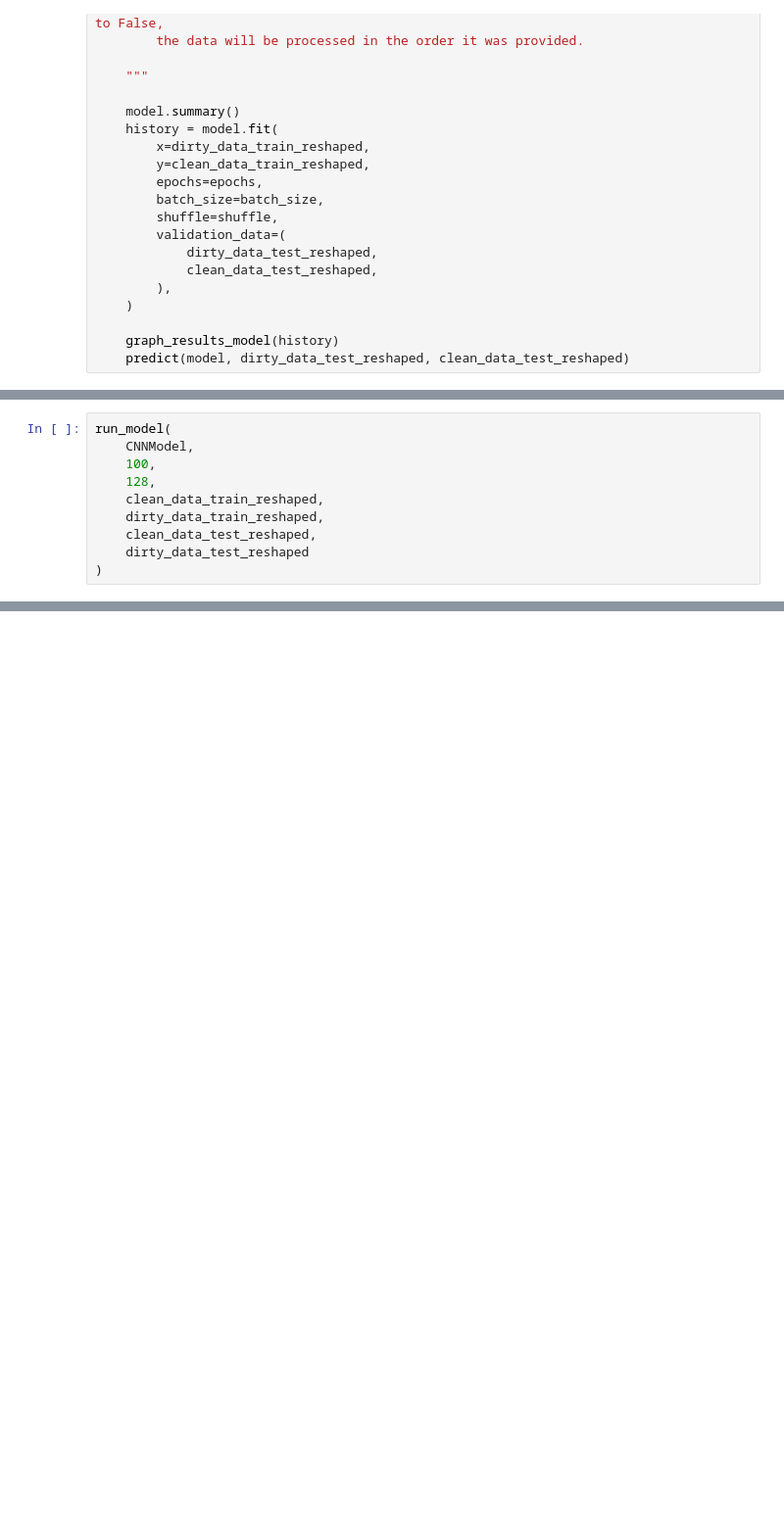
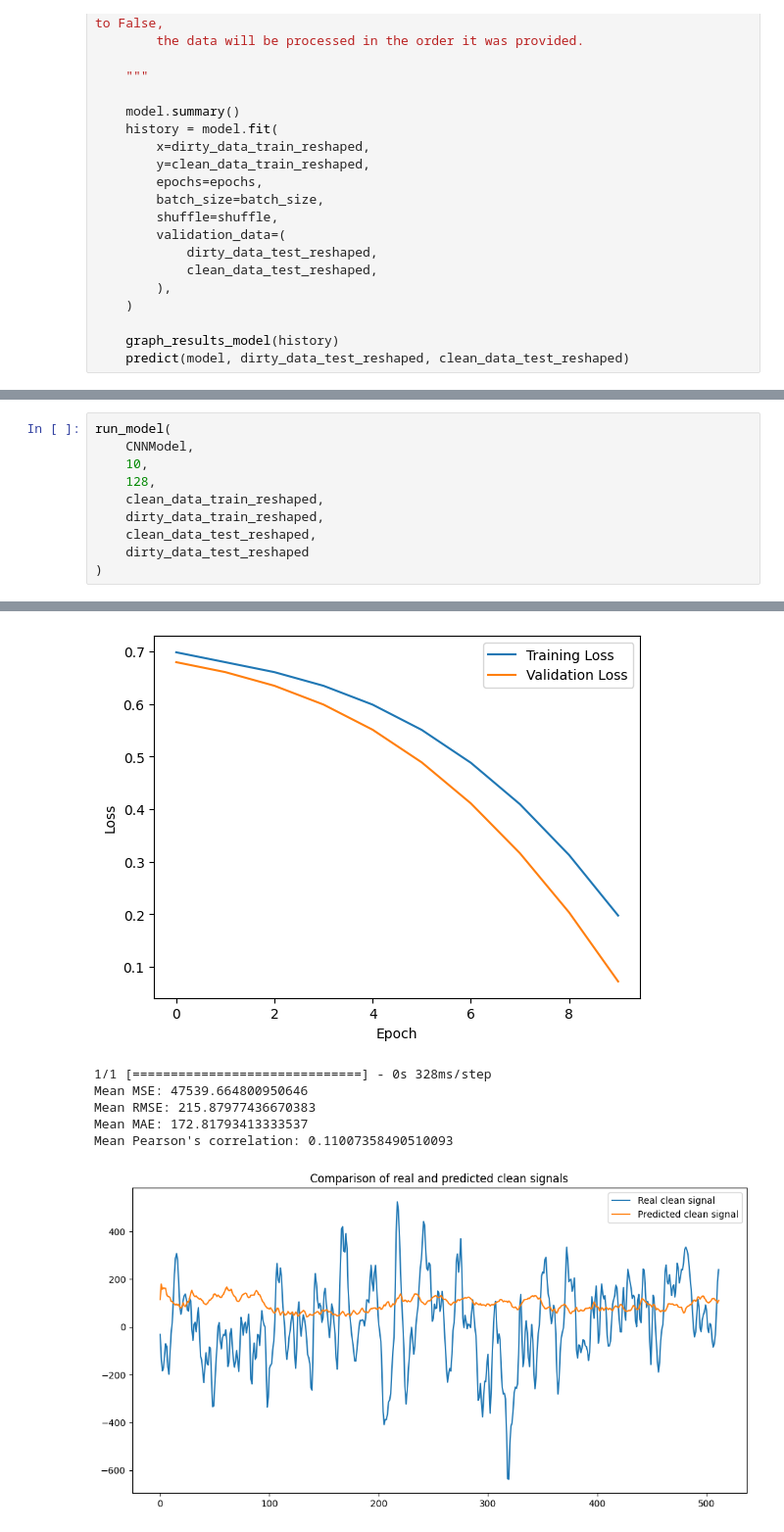
Before and after one commit to bramenn/eeg-repo, a Jupyter notebook: EEG.ipynb, the cells around one changed output, grey strips where cells are left out. Shown at 98% size. Cells and saved outputs as stored; diff of their text form; blank space fills up the shorter version.

```diff
--- a/EEG.ipynb
+++ b/EEG.ipynb
@@ -441,7 +441,7 @@ def run_model(
 # %%
 run_model(
     CNNModel,
-    100,
+    10,
     128,
     clean_data_train_reshaped,
     dirty_data_train_reshaped,
@@ -470,3 +493,10 @@ Error:
+[figure, added]
+1/1 [==============================] - 0s 328ms/step
+Mean MSE: 47539.664800950646
+Mean RMSE: 215.87977436670383
+Mean MAE: 172.81793413333537
+Mean Pearson's correlation: 0.11007358490510093
+[figure, added]
 # %%
 run_model(
     LSTMModel,
```
Also changed, not shown: parts of 3 cells of this notebook.
